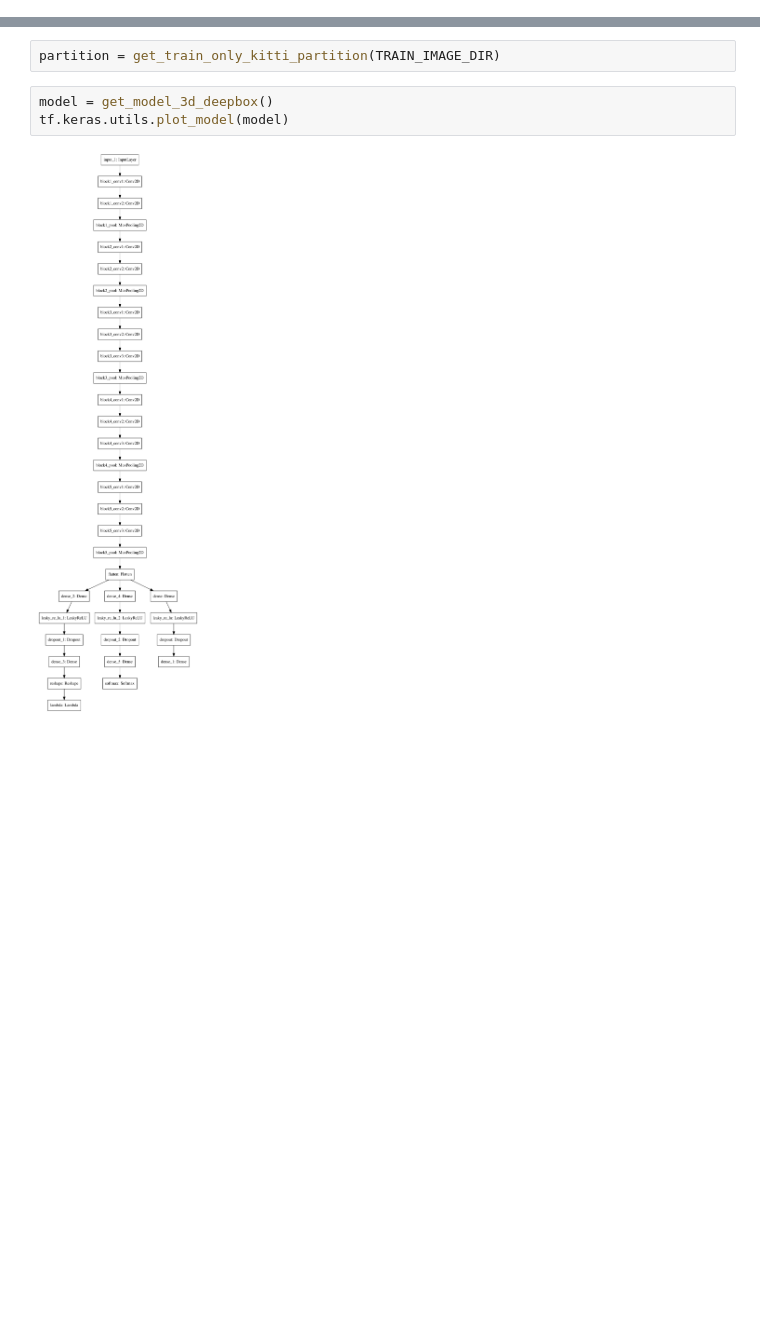
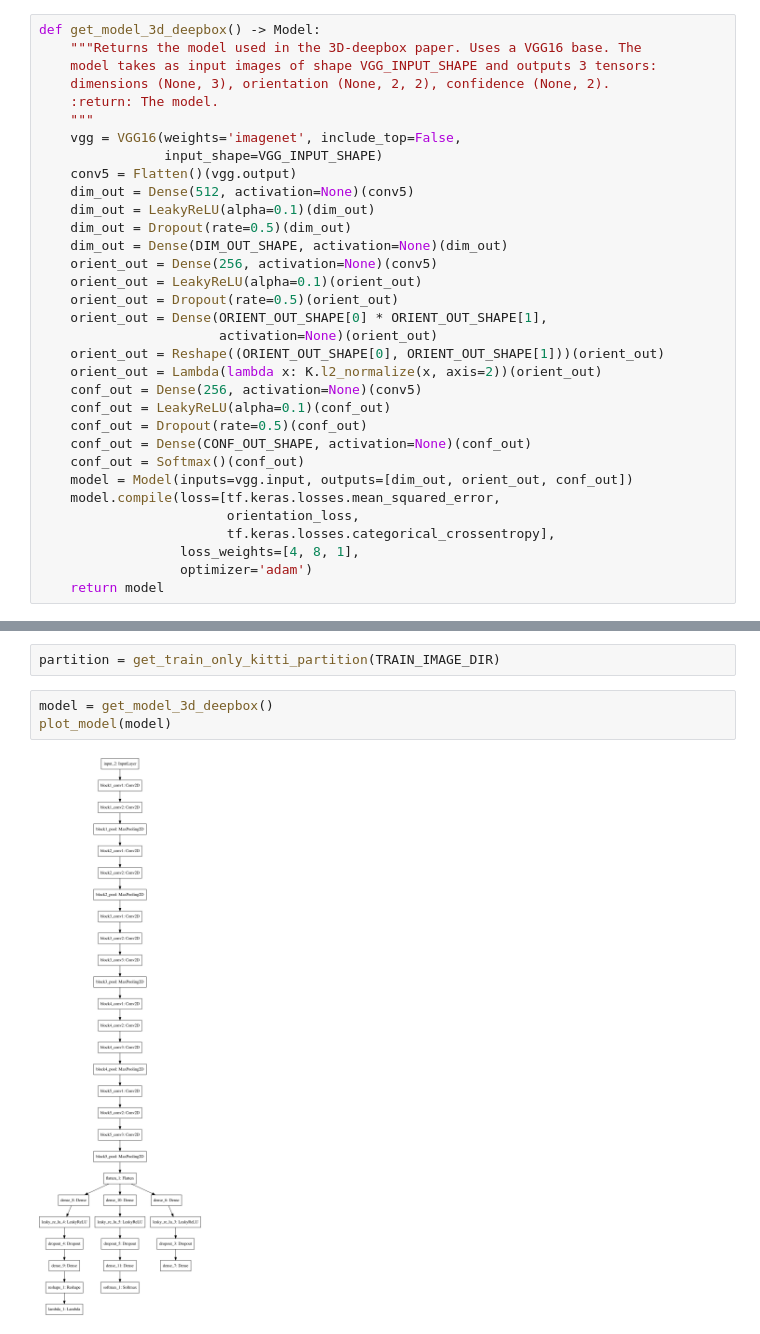
Before and after one commit to kostaleonard/4bai-3d-object-detection, a Jupyter notebook: notebooks/model_3d_bounding_box_exploration.ipynb, the cells around one changed output, grey strips where cells are left out. Drawn from its saved outputs; the diff is of its cells as text; blank space fills up the shorter version.

```diff
--- a/notebooks/model_3d_bounding_box_exploration.ipynb
+++ b/notebooks/model_3d_bounding_box_exploration.ipynb
@@ -84 +46,34 @@ def get_model_3d_deepbox() -> Model:
+# %%
+def get_model_3d_deepbox() -> Model:
+    """Returns the model used in the 3D-deepbox paper. Uses a VGG16 base. The
+    model takes as input images of shape VGG_INPUT_SHAPE and outputs 3 tensors:
+    dimensions (None, 3), orientation (None, 2, 2), confidence (None, 2).
+    :return: The model.
+    """
+    vgg = VGG16(weights='imagenet', include_top=False,
+                input_shape=VGG_INPUT_SHAPE)
+    conv5 = Flatten()(vgg.output)
+    dim_out = Dense(512, activation=None)(conv5)
+    dim_out = LeakyReLU(alpha=0.1)(dim_out)
+    dim_out = Dropout(rate=0.5)(dim_out)
+    dim_out = Dense(DIM_OUT_SHAPE, activation=None)(dim_out)
+    orient_out = Dense(256, activation=None)(conv5)
+    orient_out = LeakyReLU(alpha=0.1)(orient_out)
+    orient_out = Dropout(rate=0.5)(orient_out)
+    orient_out = Dense(ORIENT_OUT_SHAPE[0] * ORIENT_OUT_SHAPE[1],
+                       activation=None)(orient_out)
+    orient_out = Reshape((ORIENT_OUT_SHAPE[0], ORIENT_OUT_SHAPE[1]))(orient_out)
+    orient_out = Lambda(lambda x: K.l2_normalize(x, axis=2))(orient_out)
+    conf_out = Dense(256, activation=None)(conv5)
+    conf_out = LeakyReLU(alpha=0.1)(conf_out)
+    conf_out = Dropout(rate=0.5)(conf_out)
+    conf_out = Dense(CONF_OUT_SHAPE, activation=None)(conf_out)
+    conf_out = Softmax()(conf_out)
+    model = Model(inputs=vgg.input, outputs=[dim_out, orient_out, conf_out])
+    model.compile(loss=[tf.keras.losses.mean_squared_error,
+                        orientation_loss,
+                        tf.keras.losses.categorical_crossentropy],
+                  loss_weights=[4, 8, 1],
+                  optimizer='adam')
+    return model
 # %%
@@ -118,6 +127,6 @@ def predict(model, image_paths):
 partition = get_train_only_kitti_partition(TRAIN_IMAGE_DIR)
 # %%
 model = get_model_3d_deepbox()
-tf.keras.utils.plot_model(model)
+plot_model(model)
 # %% [output]
-[figure, old version]
+[figure, new version]
```
Also changed, not shown: parts of 8 cells of this notebook.
